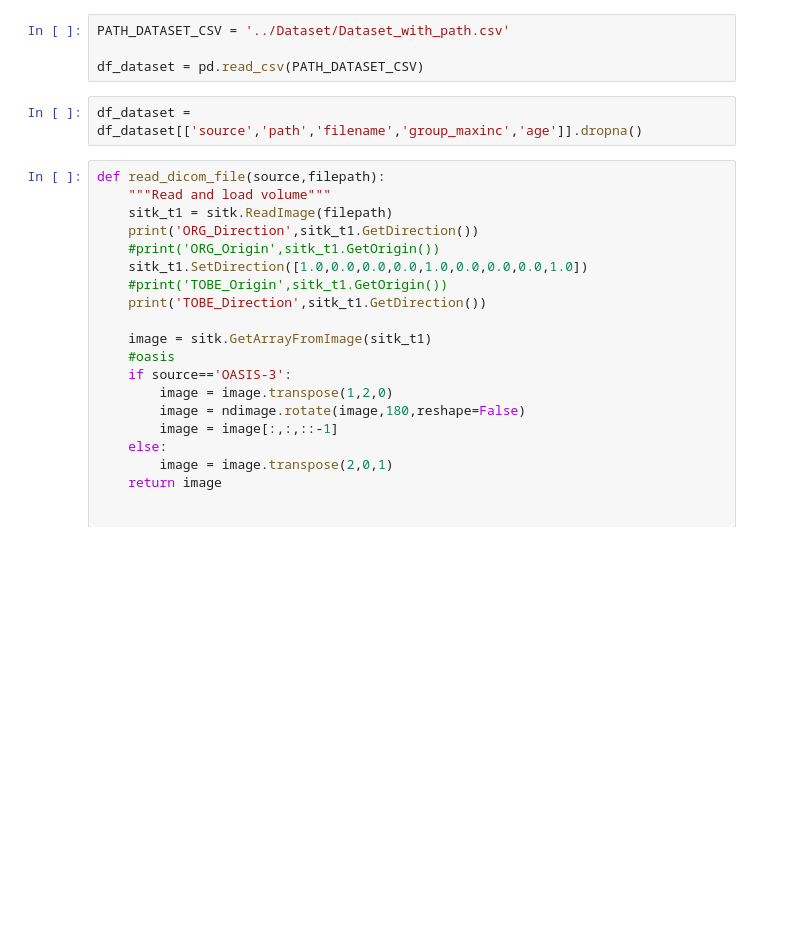
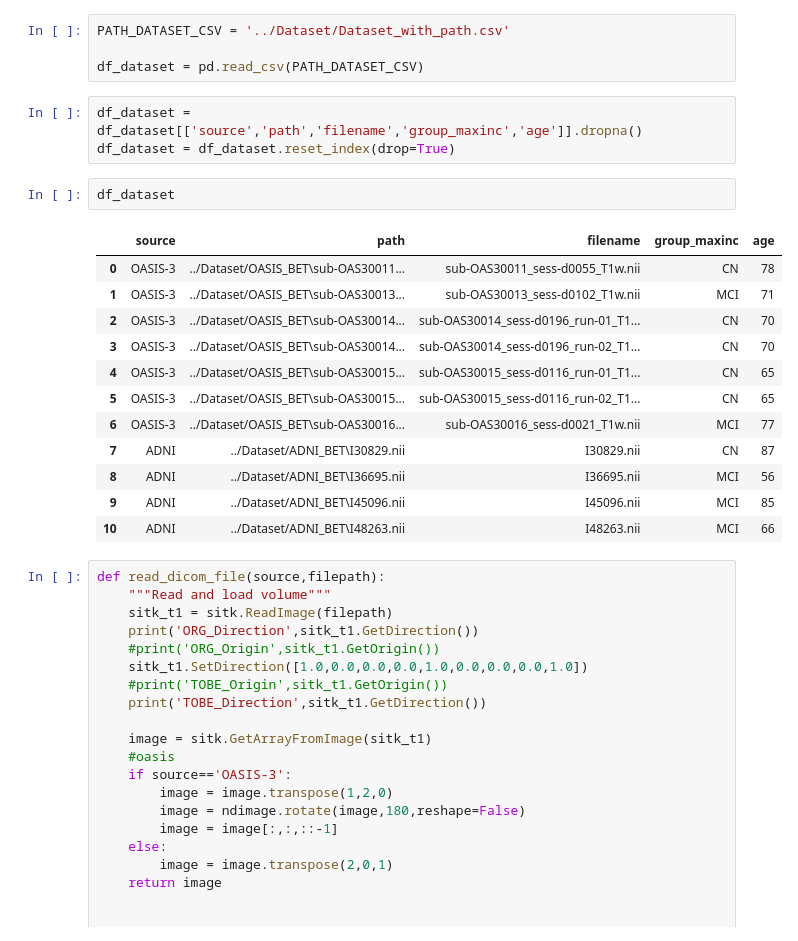
Before and after one commit to tourbut/BrainMR_MCI, a Jupyter notebook: EDA/dataloader_notebook.ipynb, the cells around one changed output. Cells and saved outputs as stored; diff of their text form; blank space fills up the shorter version.

```diff
--- a/EDA/dataloader_notebook.ipynb
+++ b/EDA/dataloader_notebook.ipynb
@@ -13,6 +13,22 @@ PATH_DATASET_CSV = '../Dataset/Dataset_with_path.csv'
 df_dataset = pd.read_csv(PATH_DATASET_CSV)
 # %%
 df_dataset = df_dataset[['source','path','filename','group_maxinc','age']].dropna()
+df_dataset = df_dataset.reset_index(drop=True)
+# %%
+df_dataset
+# %% [output]
+|  | source | path | filename | group_maxinc | age |
+| 0 | OASIS-3 | ../Dataset/OASIS_BET\sub-OAS30011... | sub-OAS30011_sess-d0055_T1w.nii | CN | 78 |
+| 1 | OASIS-3 | ../Dataset/OASIS_BET\sub-OAS30013... | sub-OAS30013_sess-d0102_T1w.nii | MCI | 71 |
+| 2 | OASIS-3 | ../Dataset/OASIS_BET\sub-OAS30014... | sub-OAS30014_sess-d0196_run-01_T1... | CN | 70 |
+| 3 | OASIS-3 | ../Dataset/OASIS_BET\sub-OAS30014... | sub-OAS30014_sess-d0196_run-02_T1... | CN | 70 |
+| 4 | OASIS-3 | ../Dataset/OASIS_BET\sub-OAS30015... | sub-OAS30015_sess-d0116_run-01_T1... | CN | 65 |
+| 5 | OASIS-3 | ../Dataset/OASIS_BET\sub-OAS30015... | sub-OAS30015_sess-d0116_run-02_T1... | CN | 65 |
+| 6 | OASIS-3 | ../Dataset/OASIS_BET\sub-OAS30016... | sub-OAS30016_sess-d0021_T1w.nii | MCI | 77 |
+| 7 | ADNI | ../Dataset/ADNI_BET\I30829.nii | I30829.nii | CN | 87 |
+| 8 | ADNI | ../Dataset/ADNI_BET\I36695.nii | I36695.nii | MCI | 56 |
+| 9 | ADNI | ../Dataset/ADNI_BET\I45096.nii | I45096.nii | MCI | 85 |
+| 10 | ADNI | ../Dataset/ADNI_BET\I48263.nii | I48263.nii | MCI | 66 |
 # %%
 def read_dicom_file(source,filepath):
     """Read and load volume"""
```
Also changed, not shown: parts of 2 cells of this notebook, 2 other files.
